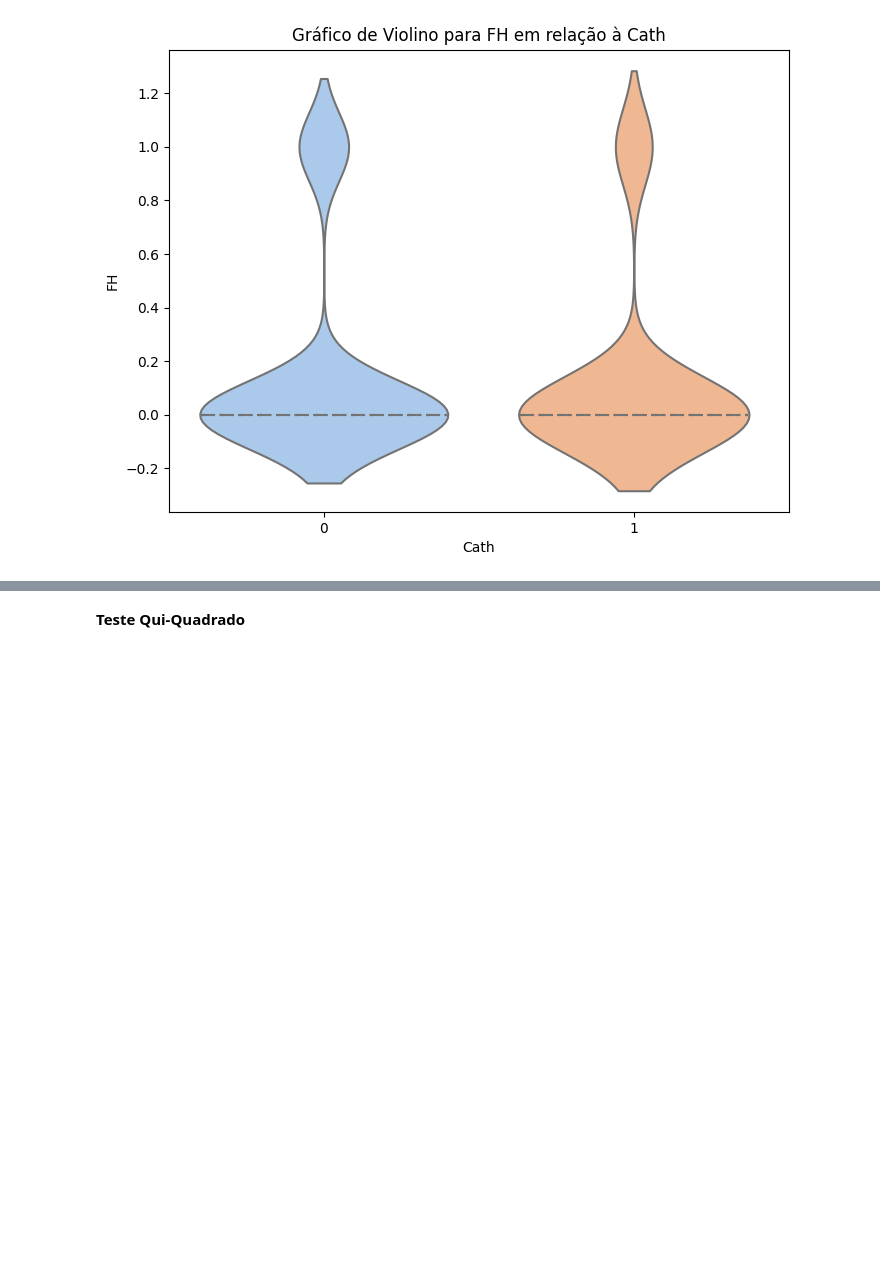
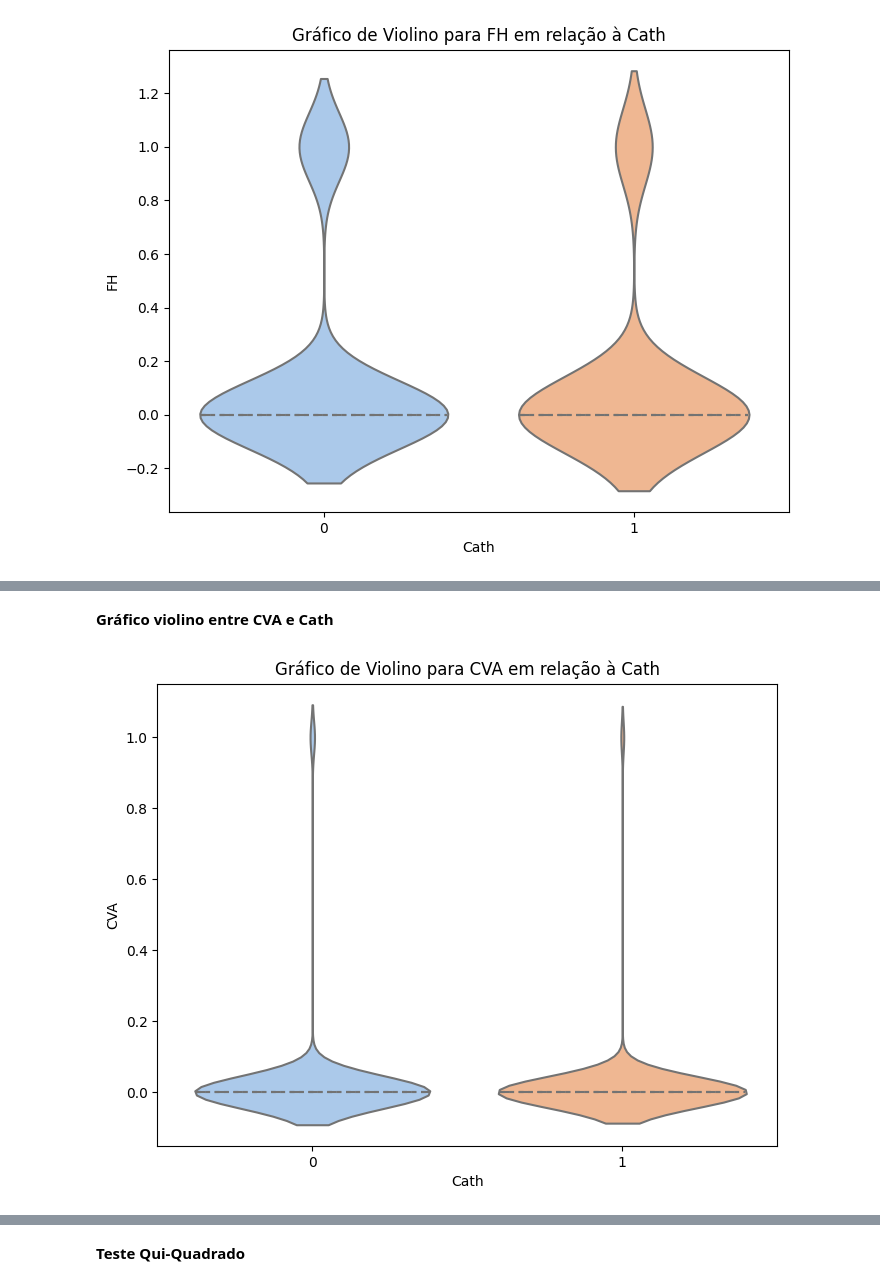
Before and after one commit to Davioliveira1305/Machine-Learning, a Jupyter notebook: DAC.ipynb, the cells around one changed output, grey strips where cells are left out. Saved outputs shown, nothing was run; the diff lists cells and outputs as text; code cells hidden in the pictures; blank space fills up the shorter version.

```diff
--- a/DAC.ipynb
+++ b/DAC.ipynb
@@ -298,0 +321,11 @@ plt.show()
+# %% [markdown]
+**Gráfico violino entre CVA e Cath**
+# %%
+plt.figure(figsize=(8, 6))
+sns.violinplot(x='Cath', y='CVA', data=data, inner='quartile', palette='pastel')
+plt.title('Gráfico de Violino para CVA em relação à Cath')
+plt.xlabel('Cath')
+plt.ylabel('CVA')
+plt.show()
+# %% [output]
+[figure, added]
```
Also changed, not shown: parts of 22 cells of this notebook.
